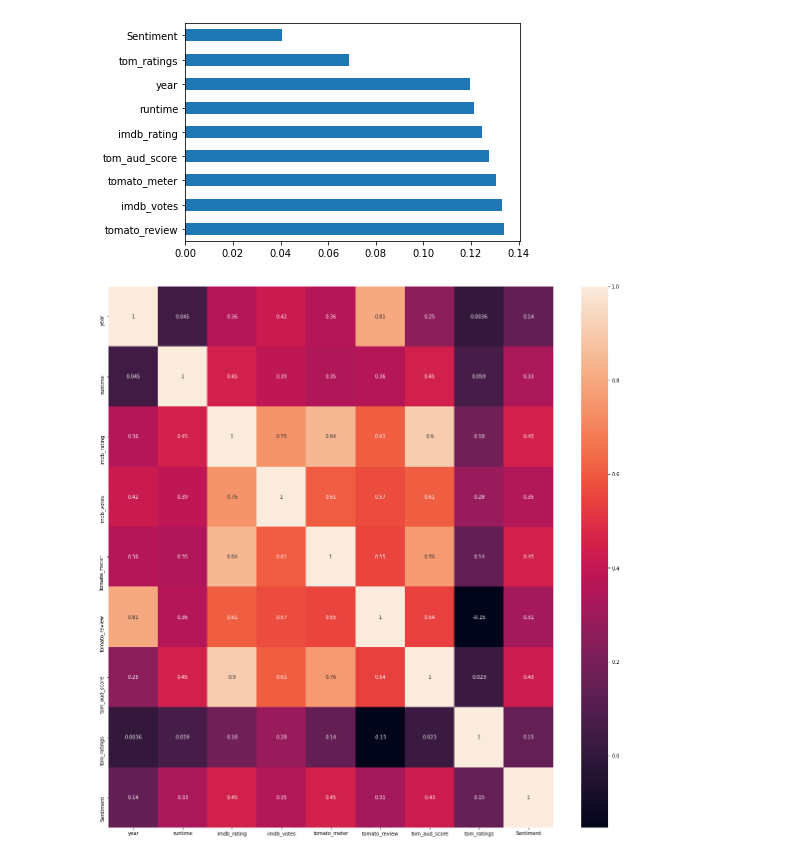
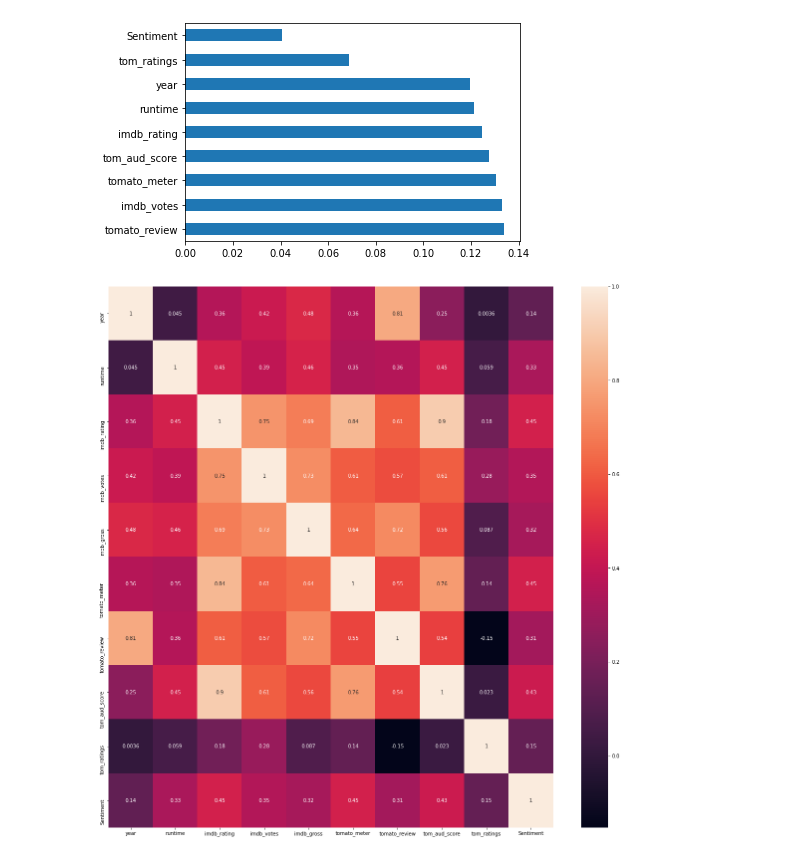
Before and after one commit to NytKing/DC-vs-MARVEL, a Jupyter notebook: DC_vs_MARVEL.ipynb, the cells around one changed output. Drawn from its saved outputs; the diff is of its cells as text; code cells hidden in the pictures.

```diff
--- a/DC_vs_MARVEL.ipynb
+++ b/DC_vs_MARVEL.ipynb
@@ -243,11 +243,11 @@ plt.show()
 # %%
 y=dcm_no_des["imdb_gross"]
 x=dcm_no_des.drop(["imdb_gross","id","title","genre","mpa_rating","director","entity","stars"],axis=1)
-
-co=x.corr()
+z=dcm_no_des.drop(["id","title","genre","mpa_rating","director","entity","stars"],axis=1)
+co=z.corr()
 top_corr_features=co.index
 plt.figure(figsize=(20,20))
 
-heat=sns.heatmap(x[top_corr_features].corr(),annot=True,)
+heat=sns.heatmap(z[top_corr_features].corr(),annot=True,)
 # %% [output]
-[figure, old version]
+[figure, new version]
```
